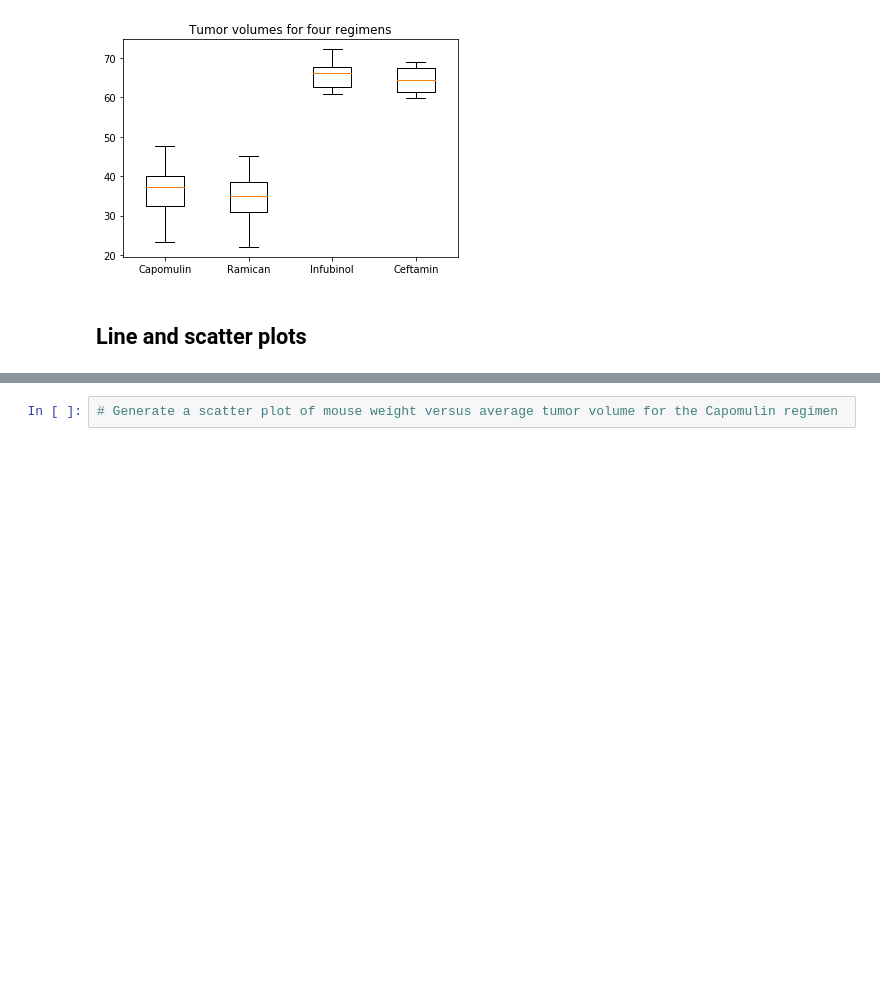
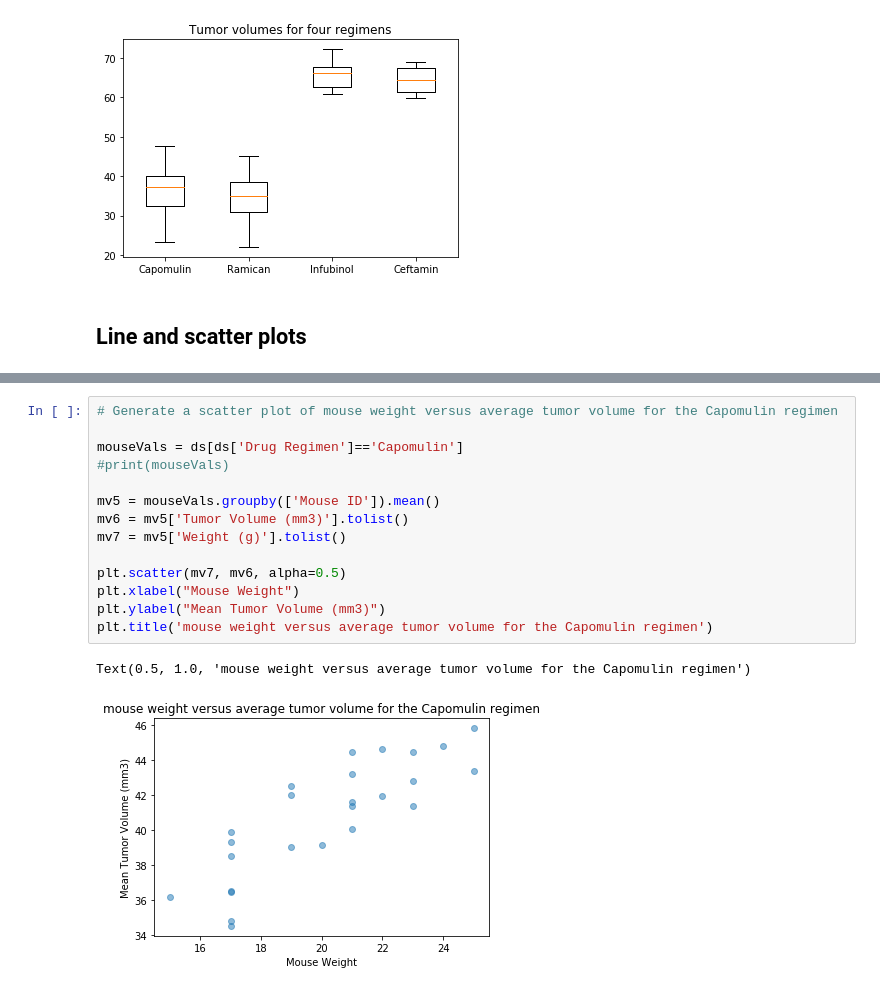
Before and after one commit to seanwayland/matplotlibpractice, a Jupyter notebook: pymaceuticals_starter.ipynb, the cells around one changed output, grey strips where cells are left out. Cells and saved outputs as stored; diff of their text form; blank space fills up the shorter version.

```diff
--- a/pymaceuticals_starter.ipynb
+++ b/pymaceuticals_starter.ipynb
@@ -307,4 +312,19 @@ Text(0, 0.5, 'Tumor Volums (mm3)')
-# %%
-# Generate a scatter plot of mouse weight versus average tumor volume for the Capomulin regimen
+# %%
+# Generate a scatter plot of mouse weight versus average tumor volume for the Capomulin regimen
+
+mouseVals = ds[ds['Drug Regimen']=='Capomulin']
+#print(mouseVals)
+
+mv5 = mouseVals.groupby(['Mouse ID']).mean()
+mv6 = mv5['Tumor Volume (mm3)'].tolist()
+mv7 = mv5['Weight (g)'].tolist()
+
+plt.scatter(mv7, mv6, alpha=0.5)
+plt.xlabel("Mouse Weight")
+plt.ylabel("Mean Tumor Volume (mm3)")
+plt.title('mouse weight versus average tumor volume for the Capomulin regimen')
+# %% [output]
+Text(0.5, 1.0, 'mouse weight versus average tumor volume for the Capomulin regimen')
+[figure, added]
 # %%
 # Calculate the correlation coefficient and linear regression model for mouse weight and average tumor volume for the Capomulin regimen
```
Also changed, not shown: parts of 3 cells of this notebook.
